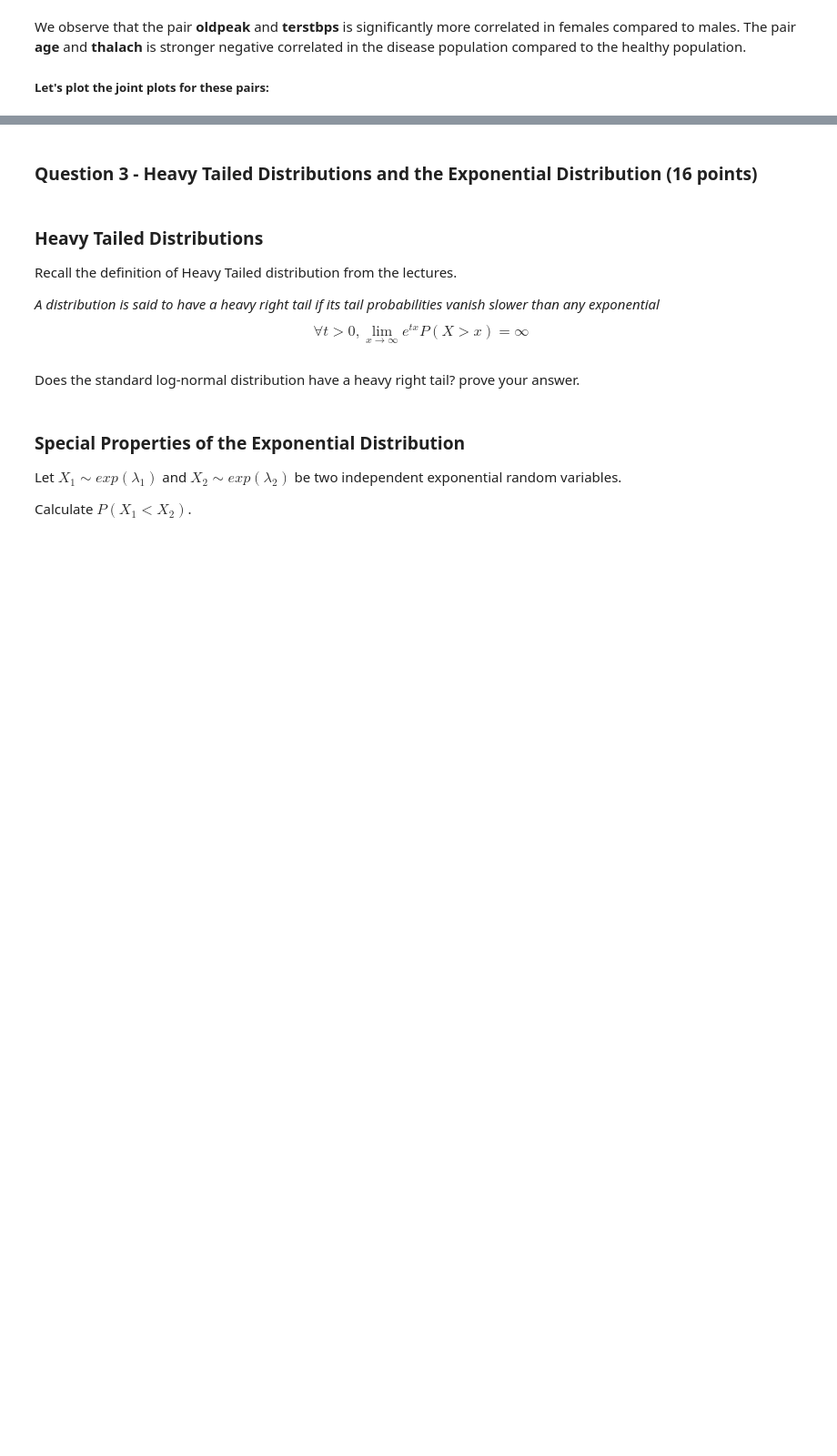
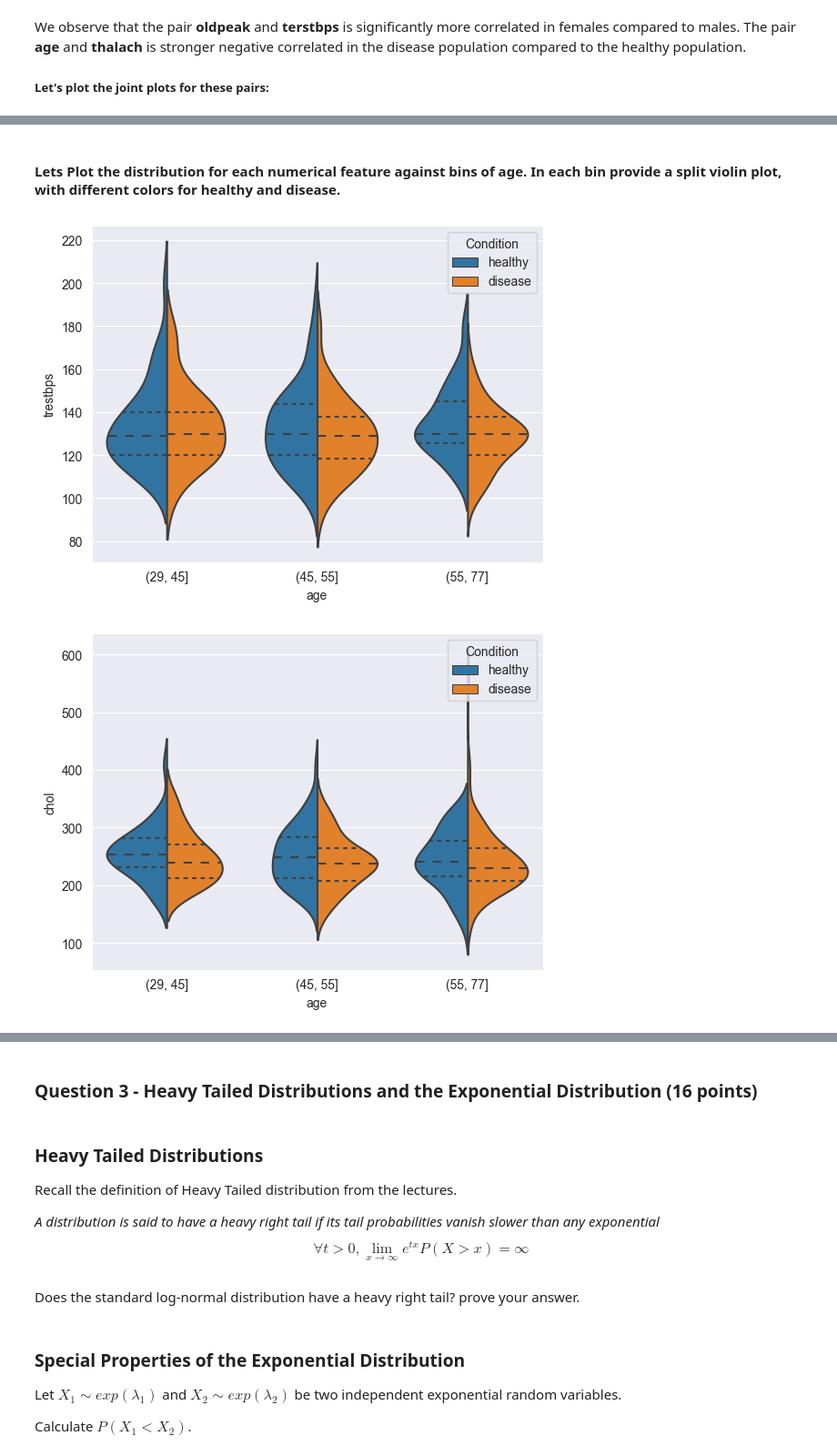
Before and after one commit to Shimon-ar/SNDA-tasks, a Jupyter notebook: tasks/hw3/HW3.ipynb, the cells around one changed output, grey strips where cells are left out. Shown at 91% size. Cells and saved outputs as stored; diff of their text form; code cells hidden in the pictures; blank space fills up the shorter version.

```diff
--- a/tasks/hw3/HW3.ipynb
+++ b/tasks/hw3/HW3.ipynb
@@ -357,0 +359,16 @@ for (name, data, f1, f2) in config:
+# %% [markdown]
+#### Lets Plot the distribution for each numerical feature against bins of age. In each bin provide a split violin plot, with different colors for healthy and disease.
+# %%
+healthy.head()
+
+combined_data = pd.concat([healthy, disease], ignore_index=True)
+combined_data['age'] = pd.cut(data['age'], bins=[int(data['age'].min()), 45, 55, int(data['age'].max())])
+
+for n_f in numerical_features:
+    if n_f == 'age':
+        continue
+    sns.violinplot(x='age', y=n_f, hue='Condition', data=combined_data, split=True, inner='quartile')
+    plt.show()
+# %% [output]
+[figure, added]
+[figure, added]
```
Also changed, not shown: parts of 19 cells of this notebook.
